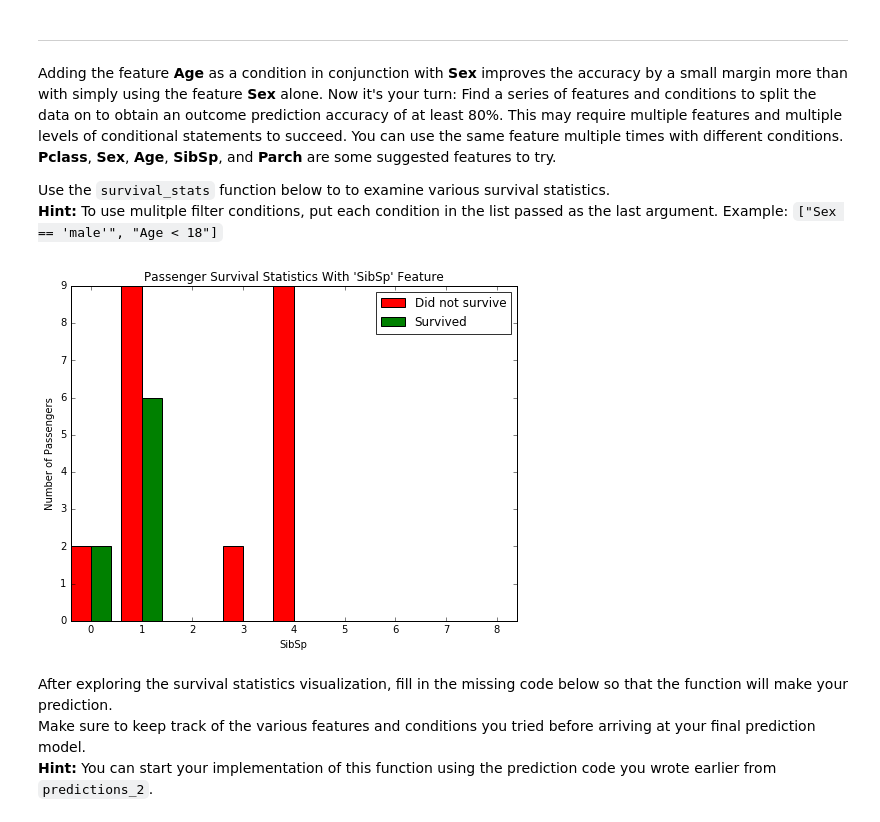
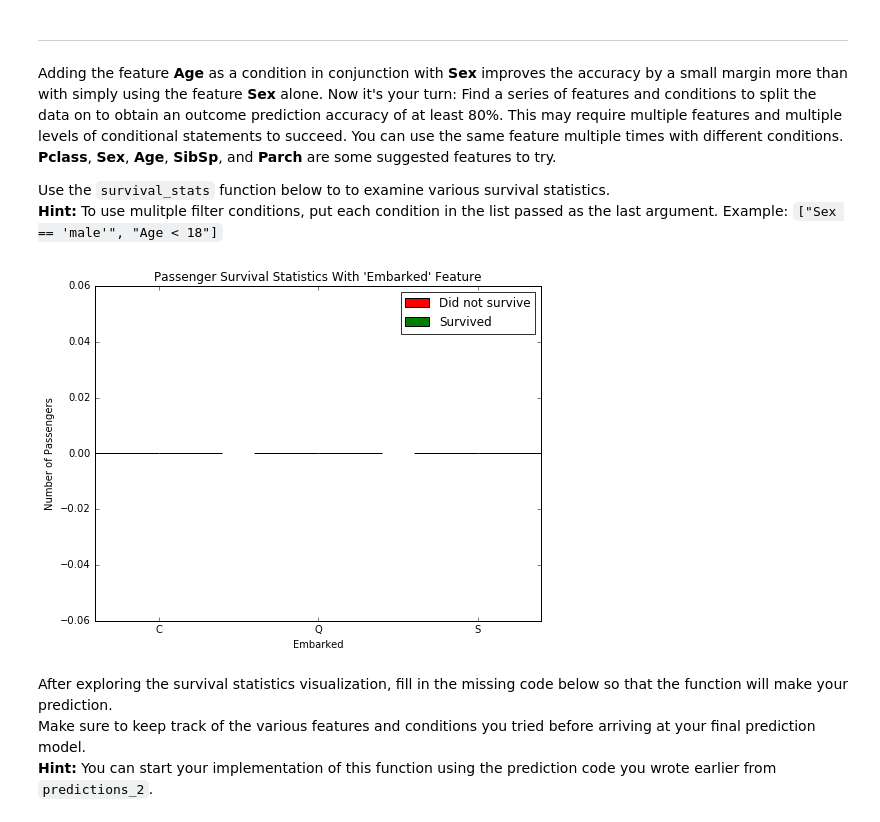
Before and after one commit to farsyd/titanicsurvival, a Jupyter notebook: titanic_survival_exploration.ipynb, the cells around one changed output. Drawn from its saved outputs; the diff is of its cells as text; code cells hidden in the pictures.

```diff
--- a/titanic_survival_exploration.ipynb
+++ b/titanic_survival_exploration.ipynb
@@ -220,9 +219,9 @@ Adding the feature **Age** as a condition in conjunction with **Sex** improves t
 Use the `survival_stats` function below to to examine various survival statistics.
 **Hint:** To use mulitple filter conditions, put each condition in the list passed as the last argument. Example: `["Sex == 'male'", "Age < 18"]`
 # %%
-survival_stats(data, outcomes, 'SibSp', ["Parch == 1", "Sex == 'male'", "Pclass == 3"])
+survival_stats(data, outcomes, 'Embarked', ["Sex == 'feamle'"])
 # %% [output]
-[figure, old version]
+[figure, new version]
 # %% [markdown]
 After exploring the survival statistics visualization, fill in the missing code below so that the function will make your prediction.
 Make sure to keep track of the various features and conditions you tried before arriving at your final prediction model.
```
Also changed, not shown: parts of 2 cells of this notebook, 2 other files.
